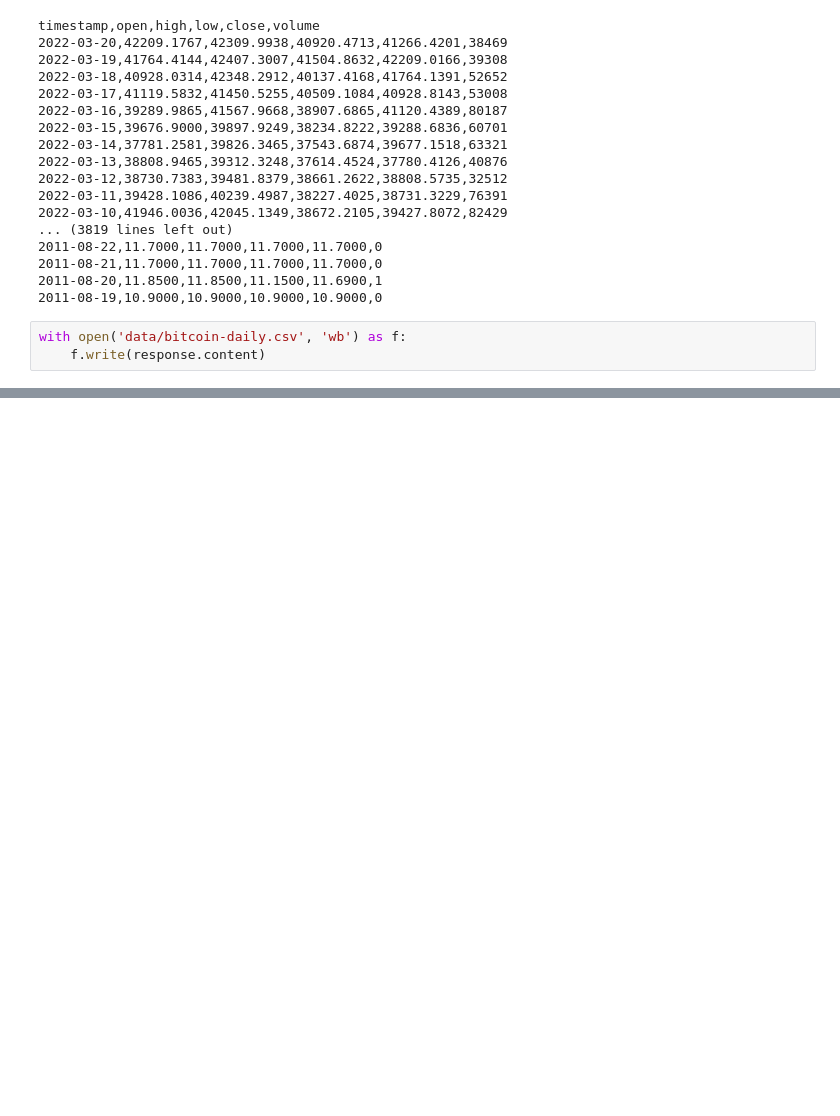
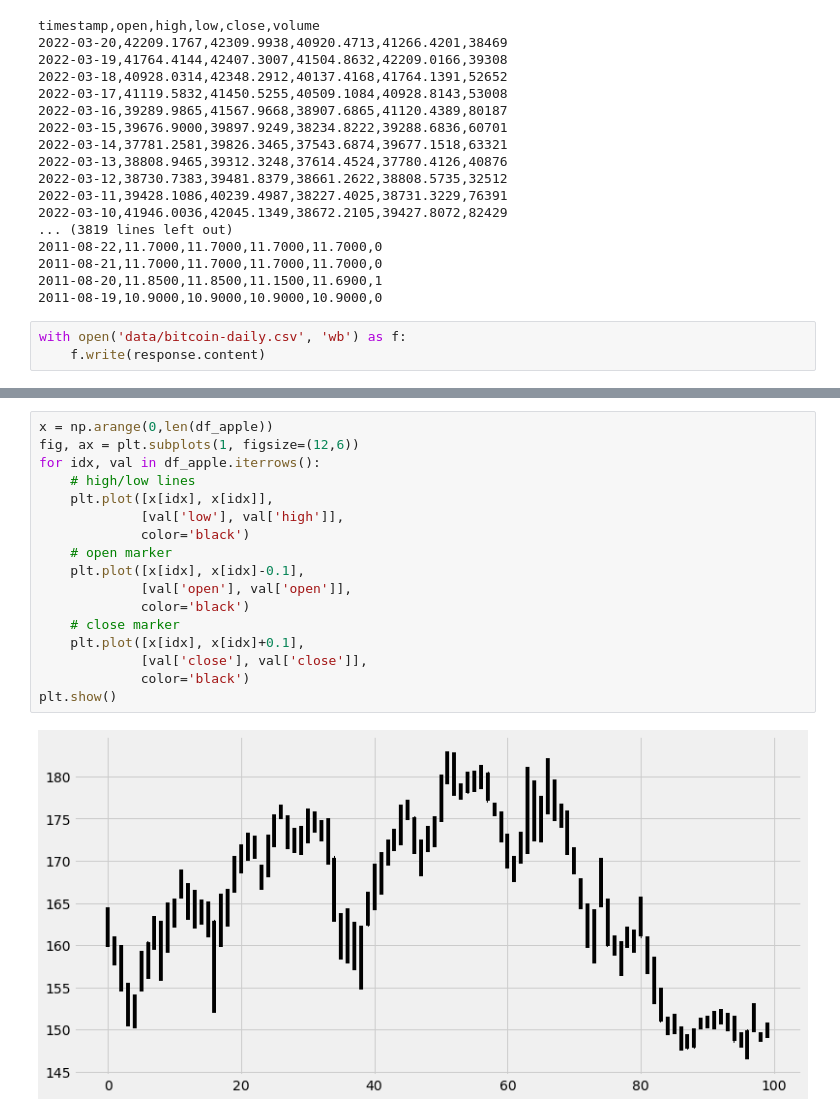
Before and after one commit to BitcoinInvestAnalysis/Capstone, a Jupyter notebook: playground.ipynb, the cells around one changed output, grey strips where cells are left out. Drawn from its saved outputs; the diff is of its cells as text; blank space fills up the shorter version.

```diff
--- a/playground.ipynb
+++ b/playground.ipynb
@@ -80,0 +107,19 @@ timestamp,open,high,low,close,volume
+# %%
+x = np.arange(0,len(df_apple))
+fig, ax = plt.subplots(1, figsize=(12,6))
+for idx, val in df_apple.iterrows():
+    # high/low lines
+    plt.plot([x[idx], x[idx]],
+             [val['low'], val['high']],
+             color='black')
+    # open marker
+    plt.plot([x[idx], x[idx]-0.1],
+             [val['open'], val['open']],
+             color='black')
+    # close marker
+    plt.plot([x[idx], x[idx]+0.1],
+             [val['close'], val['close']],
+             color='black')
+plt.show()
+# %% [output]
+[figure, added]
```
Also changed, not shown: parts of 9 cells of this notebook, 2 other files.
